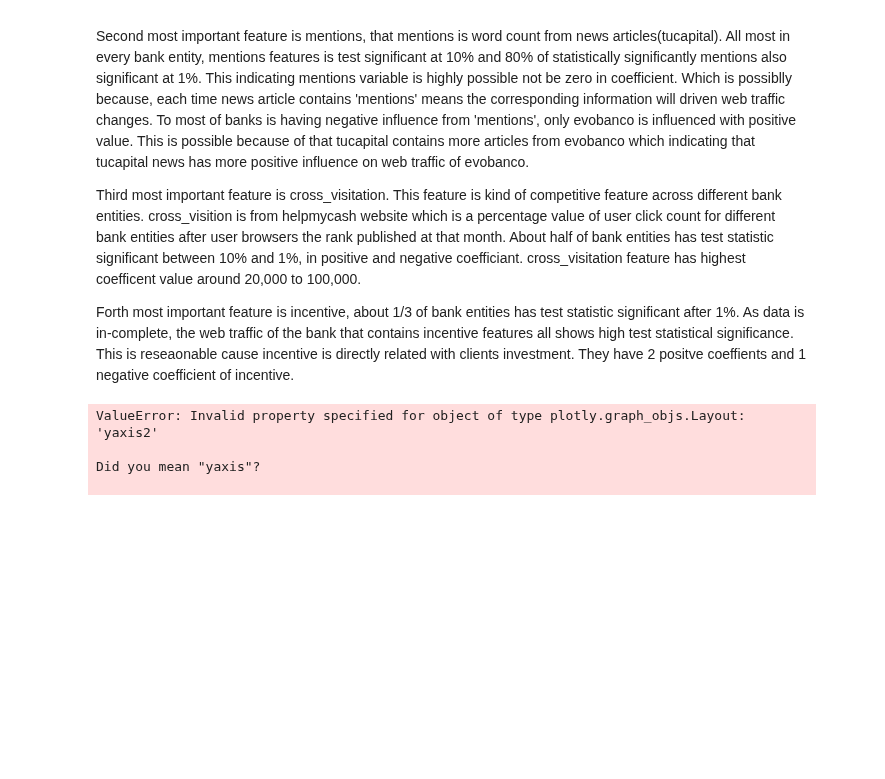
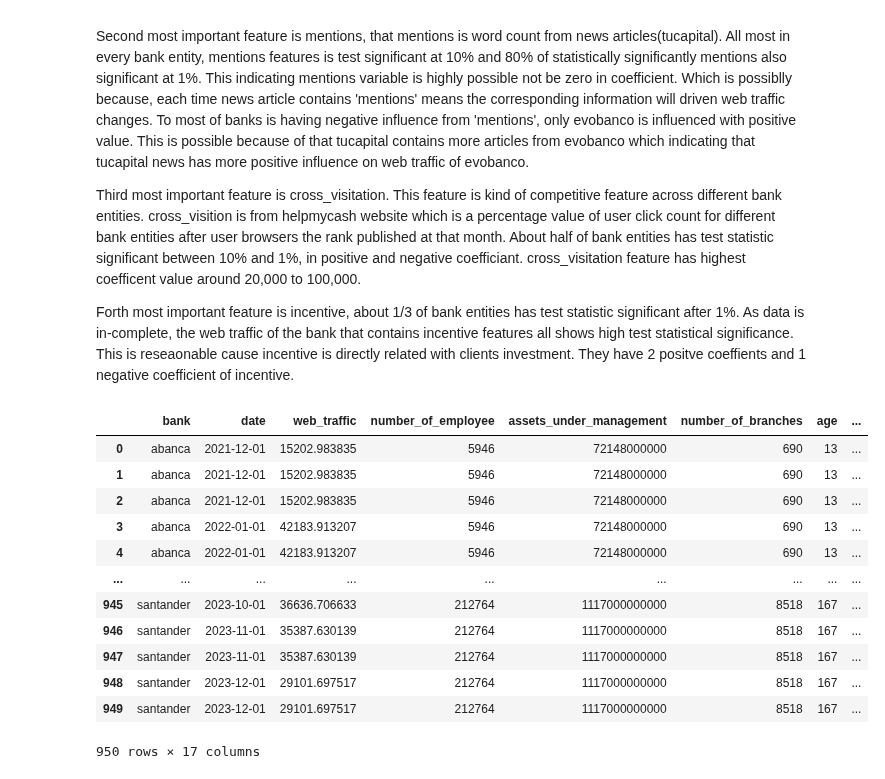
Before and after one commit to agbennett-bse/deloitte_digital_banking, a Jupyter notebook: deloitte_digital_banking/regression_analysis.ipynb, the cells around one changed output. Drawn from its saved outputs; the diff is of its cells as text; code cells hidden in the pictures; blank space fills up the shorter version.

```diff
--- a/deloitte_digital_banking/regression_analysis.ipynb
+++ b/deloitte_digital_banking/regression_analysis.ipynb
@@ -29,7 +82,7 @@ Index(['bank', 'date', 'web_traffic', 'number_of_employee',
 ind_vars = ['cross_visitation', 'rank',
        'category_best_salary_accounts_helmycash',
        'category_best_savings_accounts_helpmycash', 'incentive', 'apr',
-       'mentions']
+       'mentions', 'search_interest']
 # %%
 
 # Ensure the relevant columns are numeric
@@ -76,3 +130,9 @@ data['apr'] = data['apr'].bfill()
 data['incentive'] = data['incentive'].ffill().bfill()
 # %%
 data.to_csv('data/final_regression_data.csv', index=False)
+# %%
+# scale all the independent variables with standard scaler
+from sklearn.preprocessing import StandardScaler
+
+scaler = StandardScaler()
+data[ind_vars] = scaler.fit_transform(data[ind_vars])
@@ -233,21 +297,19 @@ for bank in data['bank'].unique():
     )
 
     fig.show()
-# %%
-# for each bank plot the ind_vars and web_trafiic on a stacked line graph with ind vars on a separate axis
-
-for bank in data['bank'].unique():
-    bank_data = data[data['bank'] == bank]
-    fig = go.Figure()
-    fig.add_trace(go.Scatter(x=bank_data['date'], y=bank_data['web_traffic'], mode='lines', name='web_traffic'))
-    for ind_var in ind_vars:
-        fig.add_trace(go.Scatter
-        (x=bank_data['date'], y=bank_data[ind_var], mode='lines', name=ind_var, yaxis='y2'))
-    fig.update_layout(title=f"{bank} Web Traffic and Independent Variables", yaxis_title="Web Traffic", yaxis2_title="Independent Variables")
-
-    fig.show()
-# %% [output]
-ValueError: Invalid property specified for object of type plotly.graph_objs.Layout: 'yaxis2'
-
-Did you mean "yaxis"?
-
+# %%
+data
+# %% [output]
+|  | bank | date | web_traffic | number_of_employee | assets_under_management | number_of_branches | age | ... |
+| 0 | abanca | 2021-12-01 | 15202.983835 | 5946 | 72148000000 | 690 | 13 | ... |
+| 1 | abanca | 2021-12-01 | 15202.983835 | 5946 | 72148000000 | 690 | 13 | ... |
+| 2 | abanca | 2021-12-01 | 15202.983835 | 5946 | 72148000000 | 690 | 13 | ... |
+| 3 | abanca | 2022-01-01 | 42183.913207 | 5946 | 72148000000 | 690 | 13 | ... |
+| 4 | abanca | 2022-01-01 | 42183.913207 | 5946 | 72148000000 | 690 | 13 | ... |
+| ... | ... | ... | ... | ... | ... | ... | ... | ... |
+| 945 | santander | 2023-10-01 | 36636.706633 | 212764 | 1117000000000 | 8518 | 167 | ... |
+| 946 | santander | 2023-11-01 | 35387.630139 | 212764 | 1117000000000 | 8518 | 167 | ... |
+| 947 | santander | 2023-11-01 | 35387.630139 | 212764 | 1117000000000 | 8518 | 167 | ... |
+| 948 | santander | 2023-12-01 | 29101.697517 | 212764 | 1117000000000 | 8518 | 167 | ... |
+| 949 | santander | 2023-12-01 | 29101.697517 | 212764 | 1117000000000 | 8518 | 167 | ... |
+950 rows × 17 columns
```
Also changed, not shown: parts of 10 cells of this notebook, 20 other files.
